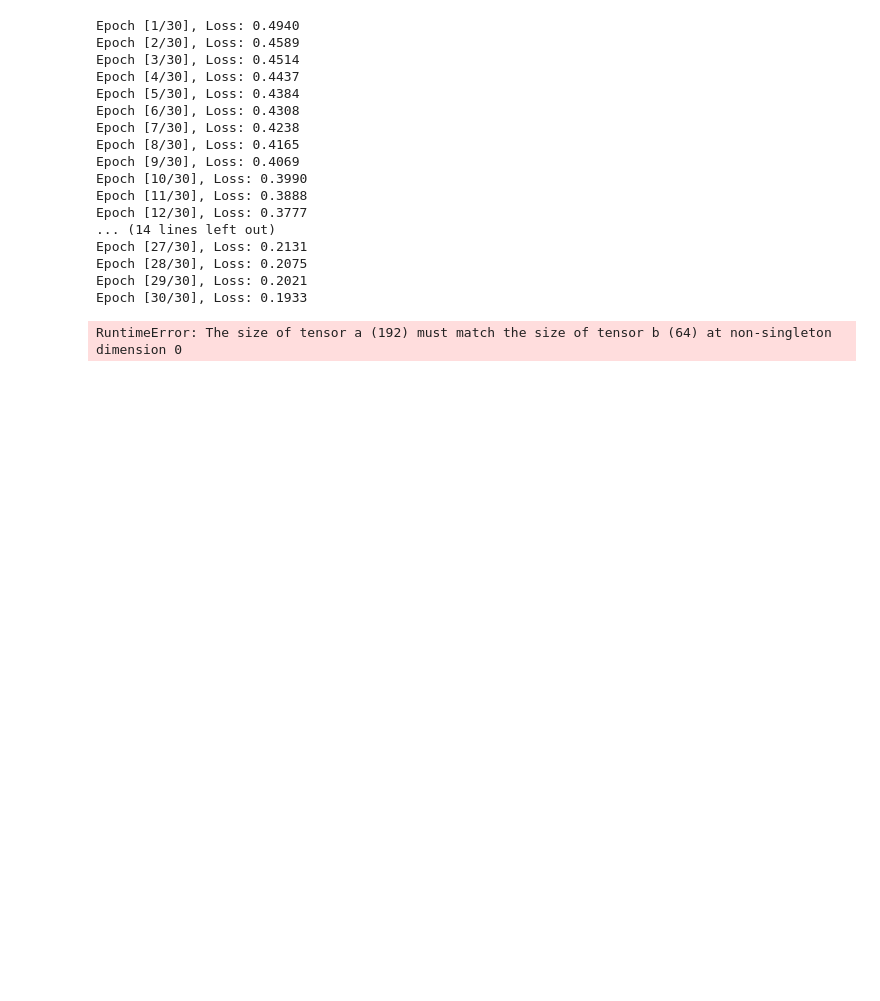
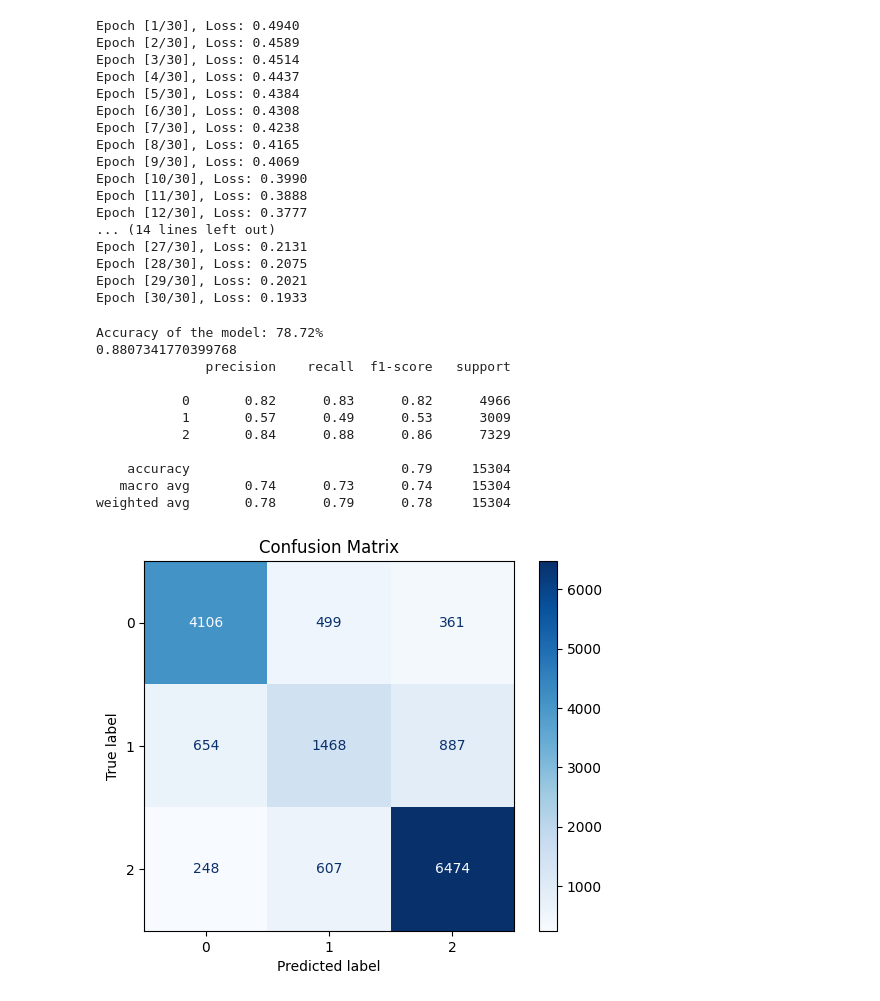
Before and after one commit to GianfriShow/ExperisAcademy_DataScience_AlessioManfredi, a Jupyter notebook: 03_10/academic_success_exercise.ipynb, the cells around one changed output. Cells and saved outputs as stored; diff of their text form; code cells hidden in the pictures; blank space fills up the shorter version.

```diff
--- a/03_10/academic_success_exercise.ipynb
+++ b/03_10/academic_success_exercise.ipynb
@@ -129,34 +129,49 @@ Epoch [30/30], Loss: 0.1933
 # %%
 model.eval()
 correct = 0
 total = 0
 all_labels = []
 all_predictions = []
+all_probabilities = []
+
 with torch.no_grad():
     for features, labels in test_loader:
         outputs = model(features)
-        probabilities = torch.sigmoid(outputs)  # Apply sigmoid to get probabilities
-        predicted = (probabilities > 0.5).float()  # Convert probabilities to binary predictions
+        probabilities = torch.softmax(outputs, dim=1)
+        predicted = torch.argmax(probabilities, dim=1)
 
         total += labels.size(0)
-        correct += (predicted.view(-1) == labels.view(-1)).sum().item()  # Compare with original labels
+        correct += (predicted == labels).sum().item()
 
-        all_labels.extend(labels.numpy())  # Collect actual labels
-        all_predictions.extend(predicted.numpy())  # Collect predicted labels
+        all_labels.extend(labels.numpy())
+        all_predictions.extend(predicted.numpy())
+        all_probabilities.extend(probabilities.numpy())
 
 all_labels = np.array(all_labels)
 all_predictions = np.array(all_predictions)
+all_probabilities = np.array(all_probabilities)
 
 cm = confusion_matrix(all_labels, all_predictions)
 
 print(f'Accuracy of the model: {100 * correct / total:.2f}%')
-print(roc_auc_score(all_labels, all_predictions))
+print(roc_auc_score(all_labels, all_probabilities, multi_class='ovr'))
 print(classification_report(all_labels, all_predictions))
 
-disp = ConfusionMatrixDisplay(confusion_matrix=cm, display_labels=[0, 1])
+disp = ConfusionMatrixDisplay(confusion_matrix=cm, display_labels=np.unique(y_train))
 disp.plot(cmap=plt.cm.Blues)
 plt.title("Confusion Matrix")
 plt.show()
 # %% [output]
-RuntimeError: The size of tensor a (192) must match the size of tensor b (64) at non-singleton dimension 0
+Accuracy of the model: 78.72%
+0.8807341770399768
+              precision    recall  f1-score   support
+
+           0       0.82      0.83      0.82      4966
+           1       0.57      0.49      0.53      3009
+           2       0.84      0.88      0.86      7329
+
+    accuracy                           0.79     15304
+   macro avg       0.74      0.73      0.74     15304
+weighted avg       0.78      0.79      0.78     15304
+[figure, added]
 # %%
```
Also changed, not shown: parts of 1 cell of this notebook, 1 other file.
